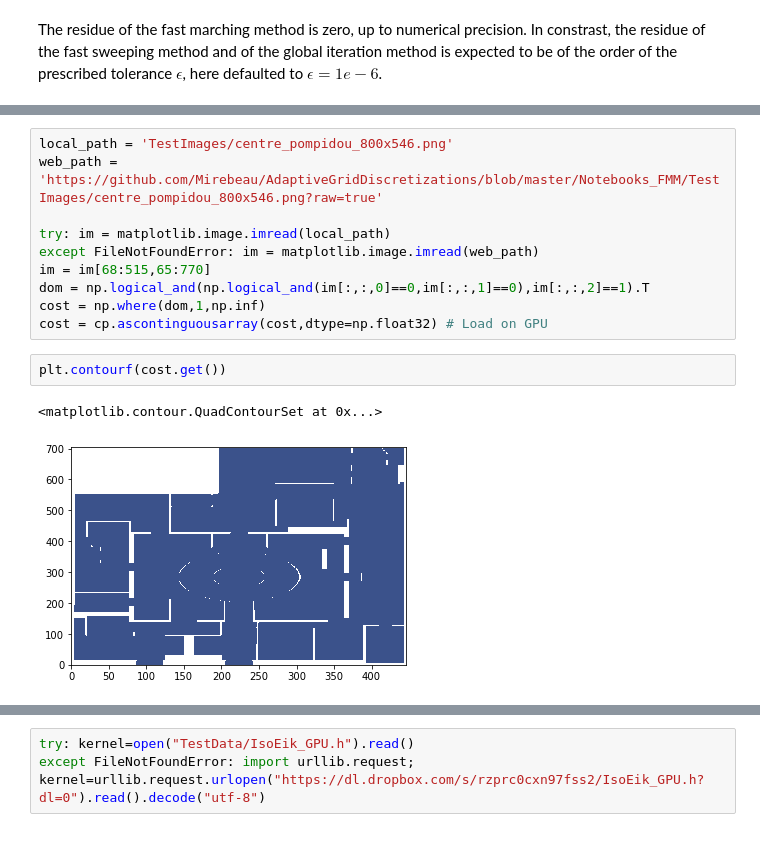
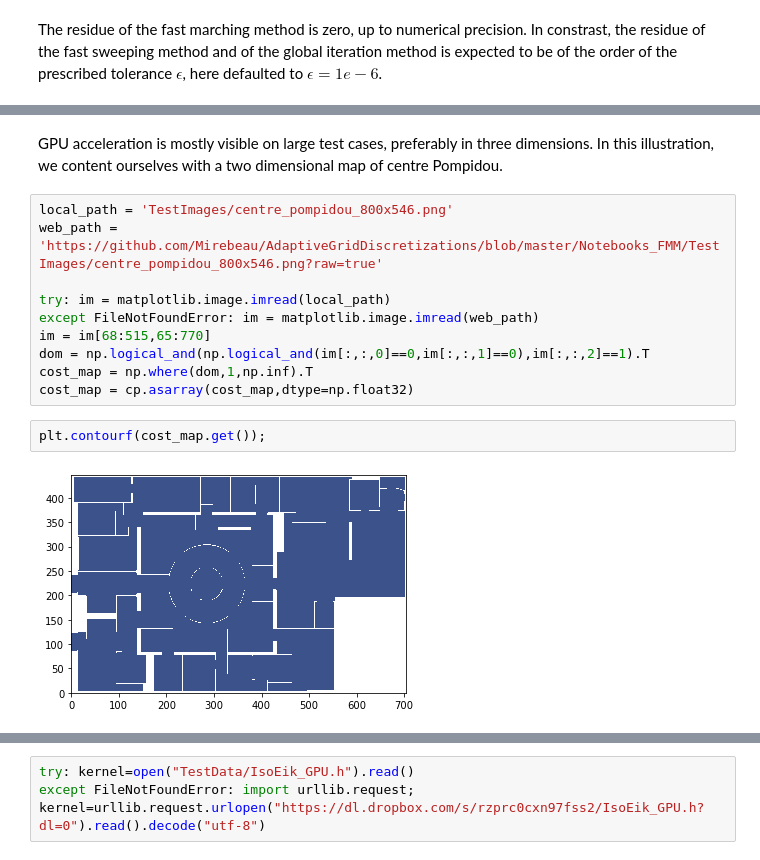
Before and after one commit to Mirebeau/AdaptiveGridDiscretizations, a Jupyter notebook: Notebooks_NonDiv/EikonalEulerian.ipynb, the cells around one changed output, grey strips where cells are left out. Drawn from its saved outputs; the diff is of its cells as text.

```diff
--- a/Notebooks_NonDiv/EikonalEulerian.ipynb
+++ b/Notebooks_NonDiv/EikonalEulerian.ipynb
@@ -478,3 +458,5 @@ DeliberateNotebookError: Cupy needed for the rest of this notebook
+# %% [markdown]
+GPU acceleration is mostly visible on large test cases, preferably in three dimensions. In this illustration, we content ourselves with a two dimensional map of centre Pompidou.
 # %%
 local_path = 'TestImages/centre_pompidou_800x546.png'
 web_path = 'https://github.com/Mirebeau/AdaptiveGridDiscretizations/blob/master/Notebooks_FMM/TestImages/centre_pompidou_800x546.png?raw=true'
@@ -483,10 +465,9 @@ try: im = matplotlib.image.imread(local_path)
 except FileNotFoundError: im = matplotlib.image.imread(web_path)
 im = im[68:515,65:770]
 dom = np.logical_and(np.logical_and(im[:,:,0]==0,im[:,:,1]==0),im[:,:,2]==1).T
-cost = np.where(dom,1,np.inf)
-cost = cp.ascontinguousarray(cost,dtype=np.float32) # Load on GPU
+cost_map = np.where(dom,1,np.inf).T
+cost_map = cp.asarray(cost_map,dtype=np.float32)
 # %%
-plt.contourf(cost.get())
+plt.contourf(cost_map.get());
 # %% [output]
-<matplotlib.contour.QuadContourSet at 0x...>
-[figure, old version]
+[figure, new version]
```
Also changed, not shown: parts of 39 cells of this notebook, 1 other file.
